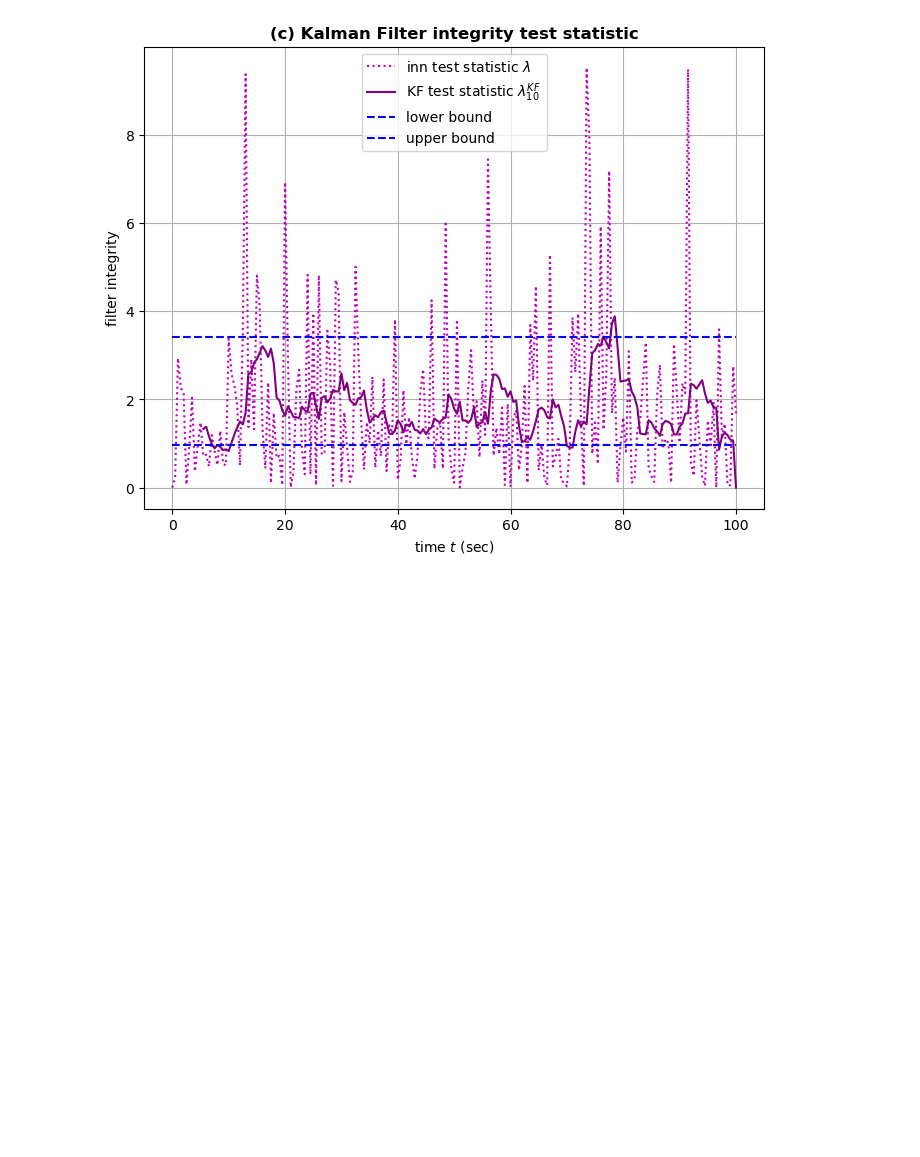
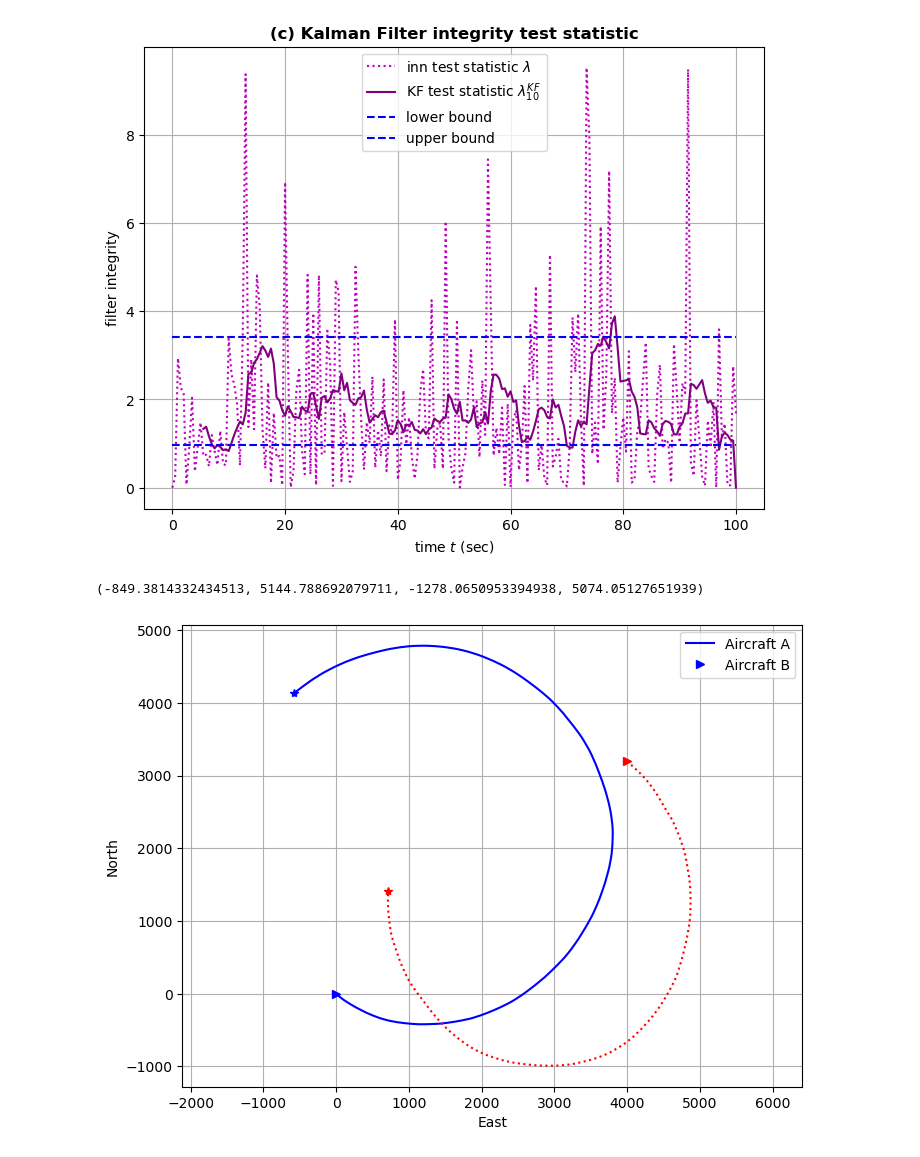
Before and after one commit to valentine-alia/MAE-6760, a Jupyter notebook: HW3/HW3_2.ipynb, the cells around one changed output. Cells and saved outputs as stored; diff of their text form; code cells hidden in the pictures; blank space fills up the shorter version.

```diff
--- a/HW3/HW3_2.ipynb
+++ b/HW3/HW3_2.ipynb
@@ -450,51 +452,35 @@ Percent time KF inconsistient: 6.806282722513089
 # goal: estimate X=[x_A;x_B] given Z=[z_A;z_B]
 #
 # use both models for aircraft A and B for this problem
 # use measurements Z_A and Z_B for this problem
-
+from scipy.linalg import block_diag
 # continuous time model for aircraft B
 Omega_B = -0.045
 A_B = np.array([[0,1,0,0],
                 [0,0,0,-Omega_B],
                 [0,0,0,1],
                 [0,Omega_B,0,0]])
 B_B = np.array([[0,0],[1,0],[0,0],[0,1]])
 
 # discrete time model for aircraft B
 F_B, G_B, _, _, _ = cont2discrete((A_B,B_B,np.eye(nx),0), dt)
 Q_B = Q_A
 R_B = R_A
 
 # simulate aircraft B
 x0_B = np.array([4000,85*np.cos(np.pi/4),3200,-85*np.sin(np.pi/4)])
 
 x_B = np.zeros((4,nk))
 x_B[:,0]=x0_B
 for k in range(nk-1):
     x_B[:,k+1] = F_B@x_B[:,k] + G_B@w_A[:,k]
 
 z_B = H_A@x_B + sqrtm(R_B)@np.random.randn(2,nk)
 
 plot_openloop_2D_aircraft(x_A,x_B)
+plt.axis("equal")
 
 ## YOUR CODE HERE
-
-fig, axs = plt.subplots(1,2,figsize=(16,6))
-plot_estimator(tvec,xhatu[0,:],Pu[0,0,:],x_A[0,:],plot_type='error',z=z_A[0,:],ax=axs[0])
-axs[0].set_ylabel("North error estimate $e_N(t)$")
-axs[0].legend()
-plot_estimator(tvec,xhatu[2,:],Pu[2,2,:],x_A[2,:],plot_type='error',z=z_A[1,:],ax=axs[1])
-axs[1].set_ylabel("East error estimate $e_E(t)$")
-axs[1].legend()
-plt.suptitle("(d): Joint Kalman Filter: aircraft A errors", fontweight='bold')
-plt.tight_layout()
-
-fig, axs = plt.subplots(1,2,figsize=(16,6))
-plot_estimator(tvec,xhatu[nx+0,:],Pu[nx+0,nx+0,:],x_B[0,:],plot_type='error',z=z_B[0,:],ax=axs[0])
-axs[0].set_ylabel("North error estimate $e_N(t)$")
-axs[0].legend()
-plot_estimator(tvec,xhatu[nx+2,:],Pu[nx+2,nx+2,:],x_B[2,:],plot_type='error',z=z_B[1,:],ax=axs[1])
-axs[1].set_ylabel("East error estimate $e_E(t)$")
-axs[1].legend()
-plt.suptitle("(d): Joint Kalman Filter: aircraft B errors", fontweight='bold')
-plt.tight_layout()
+# %% [output]
+(-849.3814332434513, 5144.788692079711, -1278.0650953394938, 5074.05127651939)
+[figure, added]
```
Also changed, not shown: parts of 13 cells of this notebook.
